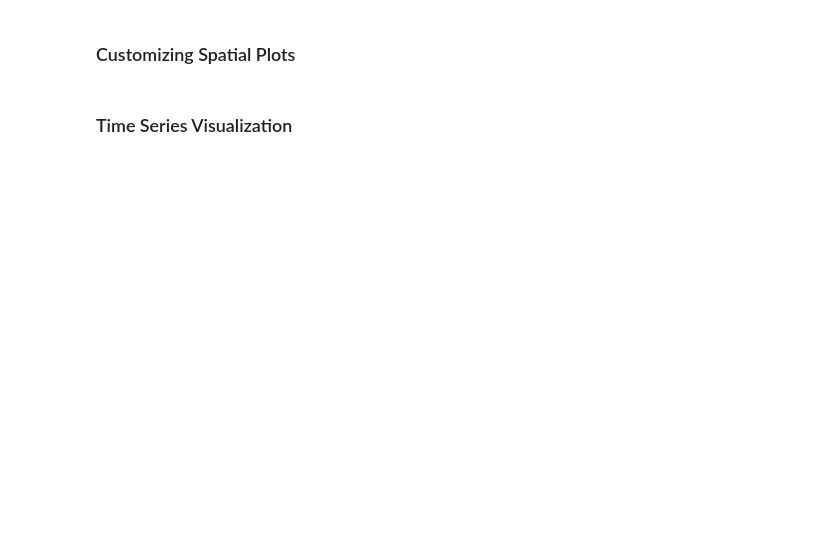
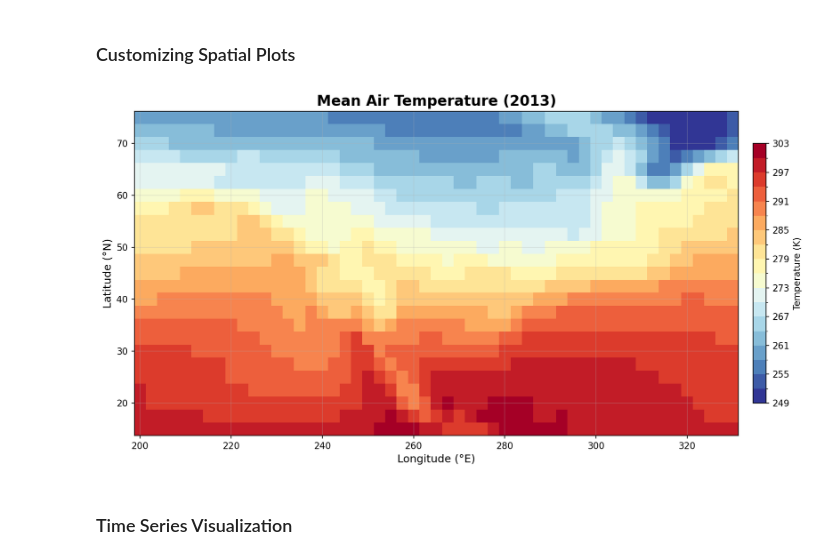
Before and after one commit to arjavrawal/sgsup-arjav-322, a Jupyter notebook: Lecture4_Classwork2_students.ipynb, the cells around one changed output. Saved outputs shown, nothing was run; the diff lists cells and outputs as text; code cells hidden in the pictures; blank space fills up the shorter version.

```diff
--- a/Lecture4_Classwork2_students.ipynb
+++ b/Lecture4_Classwork2_students.ipynb
@@ -214,33 +273,35 @@ plt.show()
 ### Customizing Spatial Plots
 # %%
 # Create a plot and assign the result to fig, ax
-fig, ax =
+fig, ax = plt.subplots(figsize=(12,6))
 # Create a plot and assign the result to plot
-plot =
+plot = mean_temperature.plot(
  # Assign a value to ax
- ax= ,
+ ax=ax,
  # Assign a value to cmap
  cmap= "RdYlBu_r",
  # Assign a value to levels
  levels= 20, # Number of contour levels
  # Assign a value to add_colorbar
  add_colorbar= True,
  # Define the dictionary for cbar_kwargs
  cbar_kwargs= {"label": "Temperature (K)", "shrink": 0.8, "pad": 0.02},
 # Execute the following operation
 )
 # Call the title function
 plt.title("Mean Air Temperature (2013)", fontsize=16, fontweight="bold")
 # Call the xlabel function
 plt.xlabel("Longitude (°E)", fontsize=12)
 # Call the ylabel function
 plt.ylabel("Latitude (°N)", fontsize=12)
 # Call the grid function
 plt.grid(True, alpha=0.3)
 # Call the tight_layout function
 plt.tight_layout()
 # Call the show function
 plt.show()
+# %% [output]
+[figure, added]
 # %% [markdown]
 ### Time Series Visualization
 # %%
```
Also changed, not shown: parts of 21 cells of this notebook, 1 other file.
